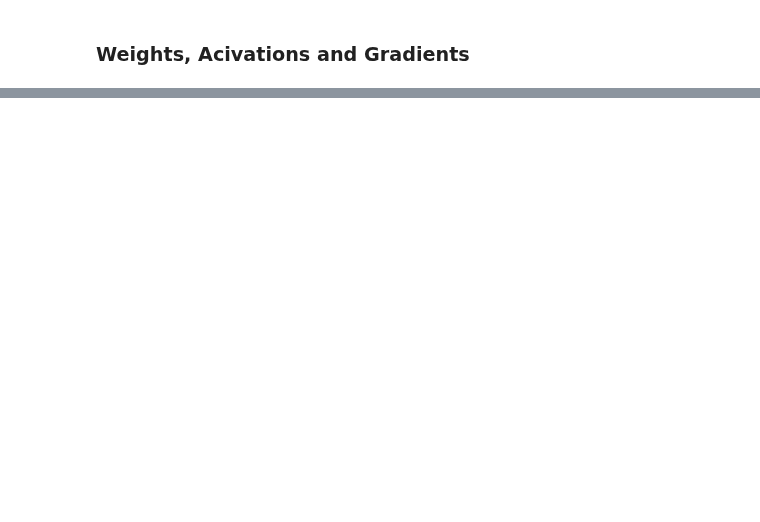
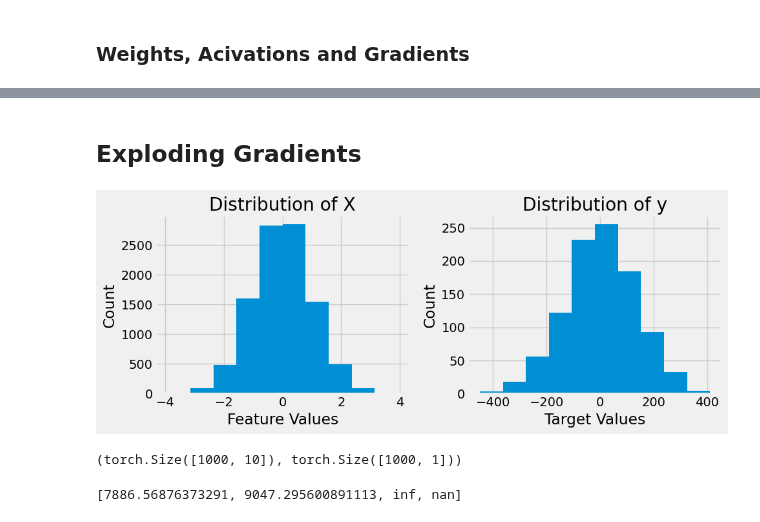
Before and after one commit to Anushkach/Deep-Learning, a Jupyter notebook: Deep Learning with Pytorch/vanishing and exploding gradients.ipynb, the cells around one changed output, grey strips where cells are left out. Cells and saved outputs as stored; diff of their text form; code cells hidden in the pictures; blank space fills up the shorter version.

```diff
--- a/Deep Learning with Pytorch/vanishing and exploding gradients.ipynb
+++ b/Deep Learning with Pytorch/vanishing and exploding gradients.ipynb
@@ -88,0 +208,18 @@ params,gradinets,activations=get_plot_data(train_loader=ball_loader,model=model)
+# %% [markdown]
+## Exploding Gradients
+# %%
+# Dataset gen
+X_reg,y_reg=make_regression(n_samples=1000,n_features=10,noise=0.1,random_state=42)
+X_reg=torch.as_tensor(X_reg).float()
+y_reg=torch.as_tensor(y_reg).float().view(-1,1)
+
+dataset=TensorDataset(X_reg,y_reg)
+train_loader=DataLoader(dataset=dataset,batch_size=32,shuffle=True)
+# %%
+fig = distributions(X_reg, y_reg)
+# %% [output]
+[figure, added]
+# %%
+X_reg.shape,y_reg.shape
+# %% [output]
+(torch.Size([1000, 10]), torch.Size([1000, 1]))
@@ -88,0 +241,4 @@ params,gradinets,activations=get_plot_data(train_loader=ball_loader,model=model)
+# %%
+sbs_reg.losses
+# %% [output]
+[7886.56876373291, 9047.295600891113, inf, nan]
```
Also changed, not shown: parts of 29 cells of this notebook.
